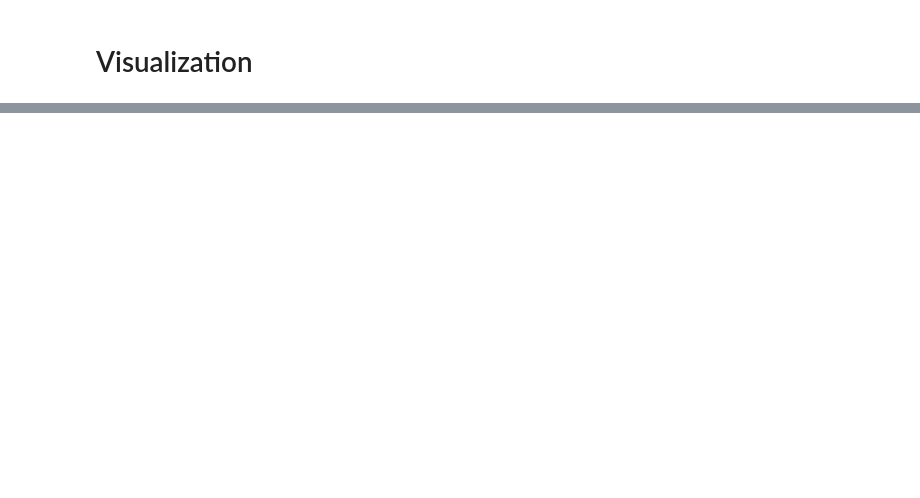
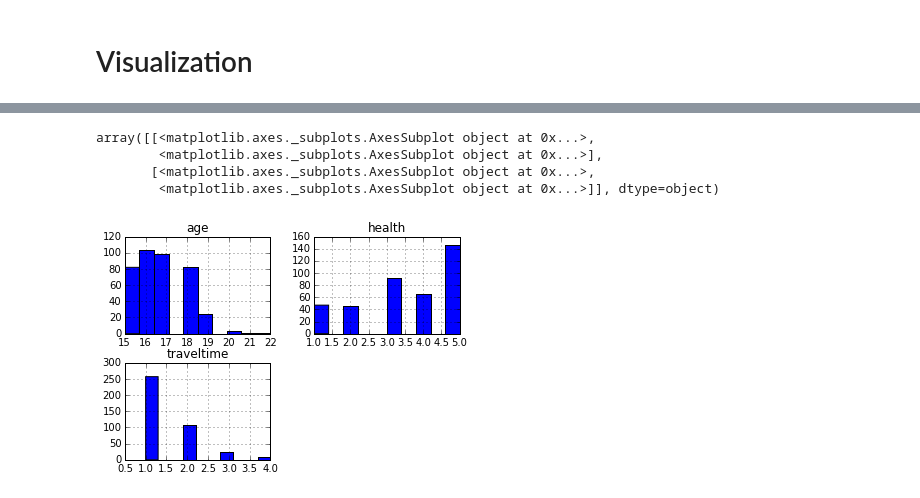
Before and after one commit to wandarinca/Python_Data, a Jupyter notebook: Students.ipynb, the cells around one changed output, grey strips where cells are left out. Cells and saved outputs as stored; diff of their text form; code cells hidden in the pictures; blank space fills up the shorter version.

```diff
--- a/Students.ipynb
+++ b/Students.ipynb
@@ -80,2 +140,10 @@ Edades en el dataset:  [18 17 15 16 19 22 20 21]
+# %%
+subset.hist()
+# %% [output]
+array([[<matplotlib.axes._subplots.AxesSubplot object at 0x...>,
+        <matplotlib.axes._subplots.AxesSubplot object at 0x...>],
+       [<matplotlib.axes._subplots.AxesSubplot object at 0x...>,
+        <matplotlib.axes._subplots.AxesSubplot object at 0x...>]], dtype=object)
+[figure, added]
 # %%
 from pandas.tools.plotting import scatter_matrix
```
Also changed, not shown: parts of 19 cells of this notebook.
